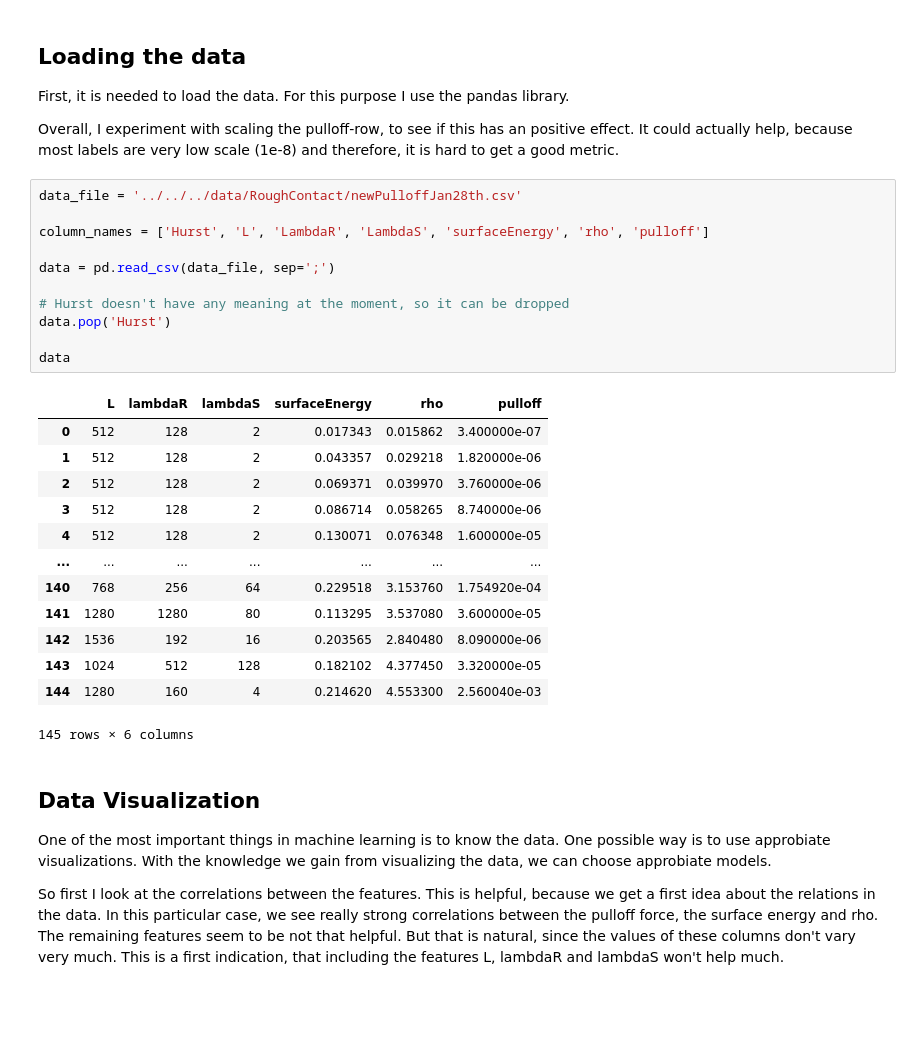
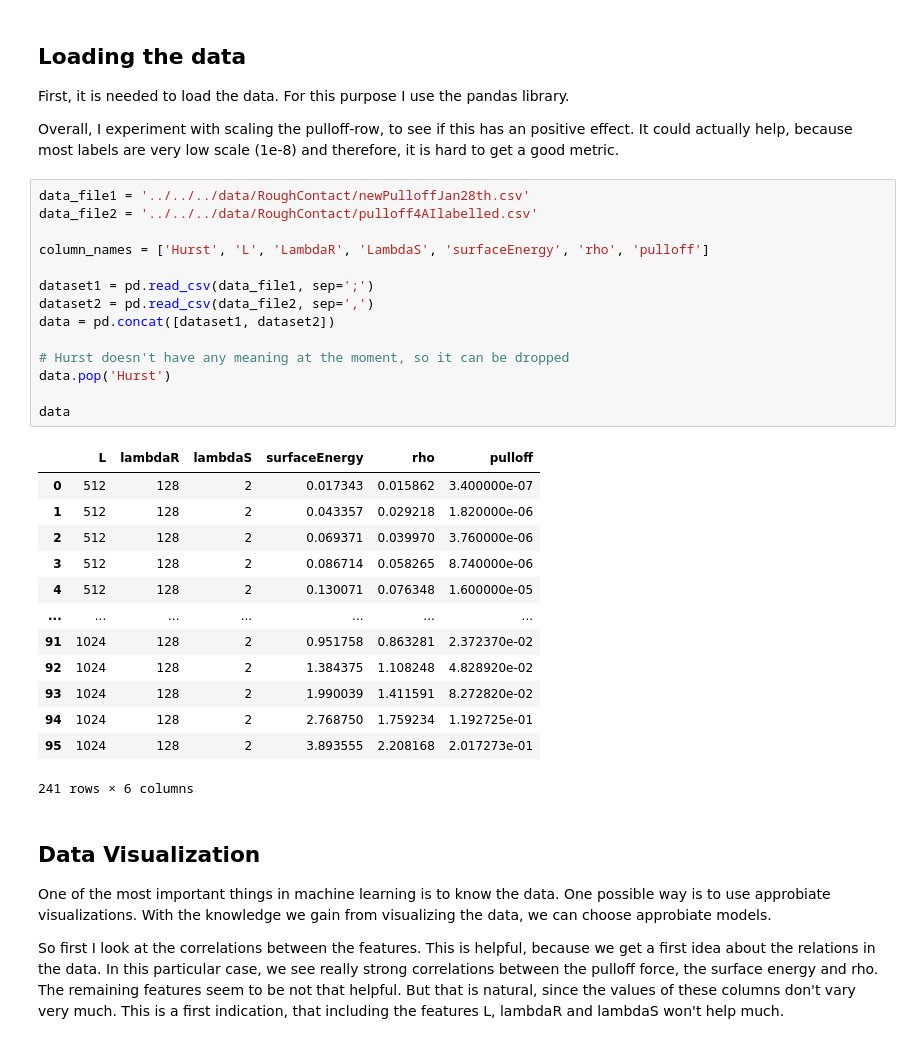
Before and after one commit to Marc-Honecker/CSMP-Project, a Jupyter notebook: src/model/RoughContact/RoughContact.ipynb, the cells around one changed output. Cells and saved outputs as stored; diff of their text form; blank space fills up the shorter version.

```diff
--- a/src/model/RoughContact/RoughContact.ipynb
+++ b/src/model/RoughContact/RoughContact.ipynb
@@ -24,30 +24,33 @@ First, it is needed to load the data. For this purpose I use the pandas library.
 Overall, I experiment with scaling the pulloff-row, to see if this has an positive effect. It could actually help,
 because most labels are very low scale (1e-8) and therefore, it is hard to get a good metric.
 # %%
-data_file = '../../../data/RoughContact/newPulloffJan28th.csv'
+data_file1 = '../../../data/RoughContact/newPulloffJan28th.csv'
+data_file2 = '../../../data/RoughContact/pulloff4AIlabelled.csv'
 
 column_names = ['Hurst', 'L', 'LambdaR', 'LambdaS', 'surfaceEnergy', 'rho', 'pulloff']
 
-data = pd.read_csv(data_file, sep=';')
+dataset1 = pd.read_csv(data_file1, sep=';')
+dataset2 = pd.read_csv(data_file2, sep=',')
+data = pd.concat([dataset1, dataset2])
 
 # Hurst doesn't have any meaning at the moment, so it can be dropped
 data.pop('Hurst')
 
 data
 # %% [output]
 |  | L | lambdaR | lambdaS | surfaceEnergy | rho | pulloff |
 | 0 | 512 | 128 | 2 | 0.017343 | 0.015862 | 3.400000e-07 |
 | 1 | 512 | 128 | 2 | 0.043357 | 0.029218 | 1.820000e-06 |
 | 2 | 512 | 128 | 2 | 0.069371 | 0.039970 | 3.760000e-06 |
 | 3 | 512 | 128 | 2 | 0.086714 | 0.058265 | 8.740000e-06 |
 | 4 | 512 | 128 | 2 | 0.130071 | 0.076348 | 1.600000e-05 |
 | ... | ... | ... | ... | ... | ... | ... |
-| 140 | 768 | 256 | 64 | 0.229518 | 3.153760 | 1.754920e-04 |
-| 141 | 1280 | 1280 | 80 | 0.113295 | 3.537080 | 3.600000e-05 |
-| 142 | 1536 | 192 | 16 | 0.203565 | 2.840480 | 8.090000e-06 |
-| 143 | 1024 | 512 | 128 | 0.182102 | 4.377450 | 3.320000e-05 |
-| 144 | 1280 | 160 | 4 | 0.214620 | 4.553300 | 2.560040e-03 |
+| 91 | 1024 | 128 | 2 | 0.951758 | 0.863281 | 2.372370e-02 |
+| 92 | 1024 | 128 | 2 | 1.384375 | 1.108248 | 4.828920e-02 |
+| 93 | 1024 | 128 | 2 | 1.990039 | 1.411591 | 8.272820e-02 |
+| 94 | 1024 | 128 | 2 | 2.768750 | 1.759234 | 1.192725e-01 |
+| 95 | 1024 | 128 | 2 | 3.893555 | 2.208168 | 2.017273e-01 |
-145 rows × 6 columns
+241 rows × 6 columns
 # %% [markdown]
 ## Data Visualization
 
```
Also changed, not shown: parts of 8 cells of this notebook, 2 other files.
